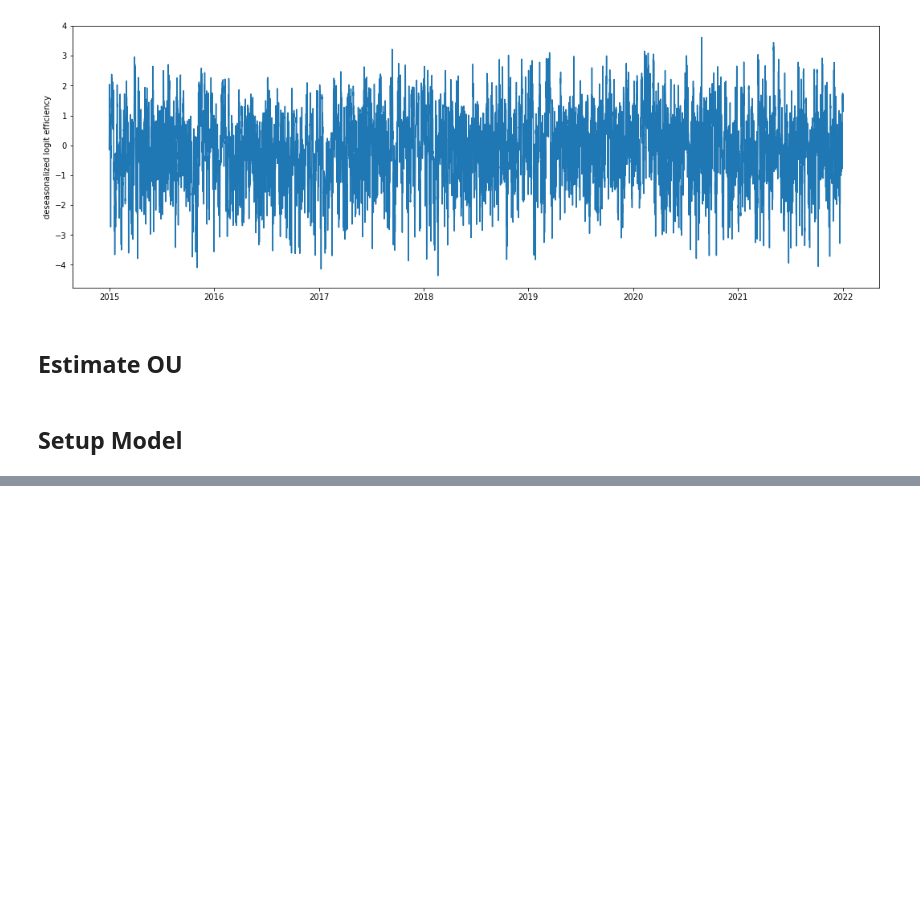
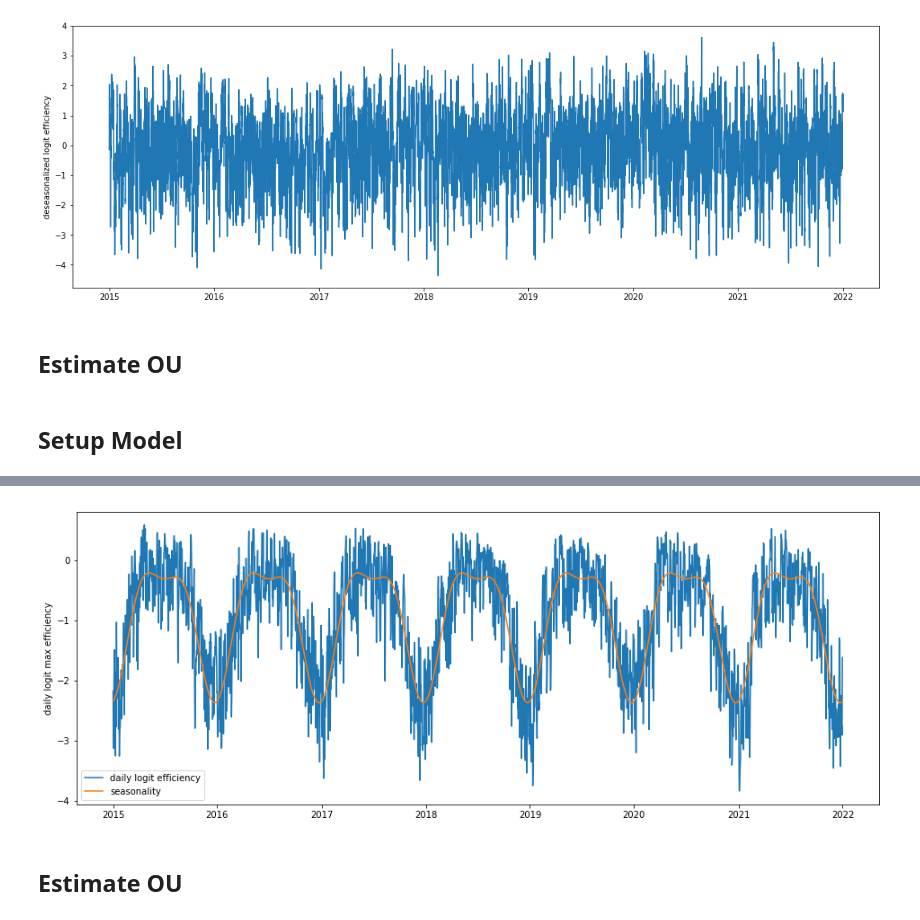
Before and after one commit to pikki622/RiVaPy, a Jupyter notebook: notebooks/models/calibration_residual_demand_model.ipynb, the cells around one changed output, grey strips where cells are left out. Drawn from its saved outputs; the diff is of its cells as text; code cells hidden in the pictures; blank space fills up the shorter version.

```diff
--- a/notebooks/models/calibration_residual_demand_model.ipynb
+++ b/notebooks/models/calibration_residual_demand_model.ipynb
@@ -148,0 +192,3 @@ for i in range(30):
+# %%
+f_solar = CosinusSeasonality(x=np.array([1.0, 1, 0.9, 1.1, 0.5, -1.0]))
+pf_target_solar = PeriodicFunction(f, frequency='Y', granularity='D', ignore_leap_day=True)
@@ -148,0 +197,10 @@ for i in range(30):
+# %%
+plt.figure(figsize=(16,6))
+plt.plot(solar_day.index.values, solar_day['logit_efficiency'].values, label='daily logit efficiency')
+plt.plot(solar_day.index.values, pf_target_solar.compute(DateTimeGrid(solar_day.index), solar_day['logit_efficiency']), label='seasonality')
+plt.ylabel('daily logit max efficiency')
+plt.legend();
+# %% [output]
+[figure, added]
+# %% [markdown]
+## Estimate OU
```
Also changed, not shown: parts of 18 cells of this notebook, 2 other files.
